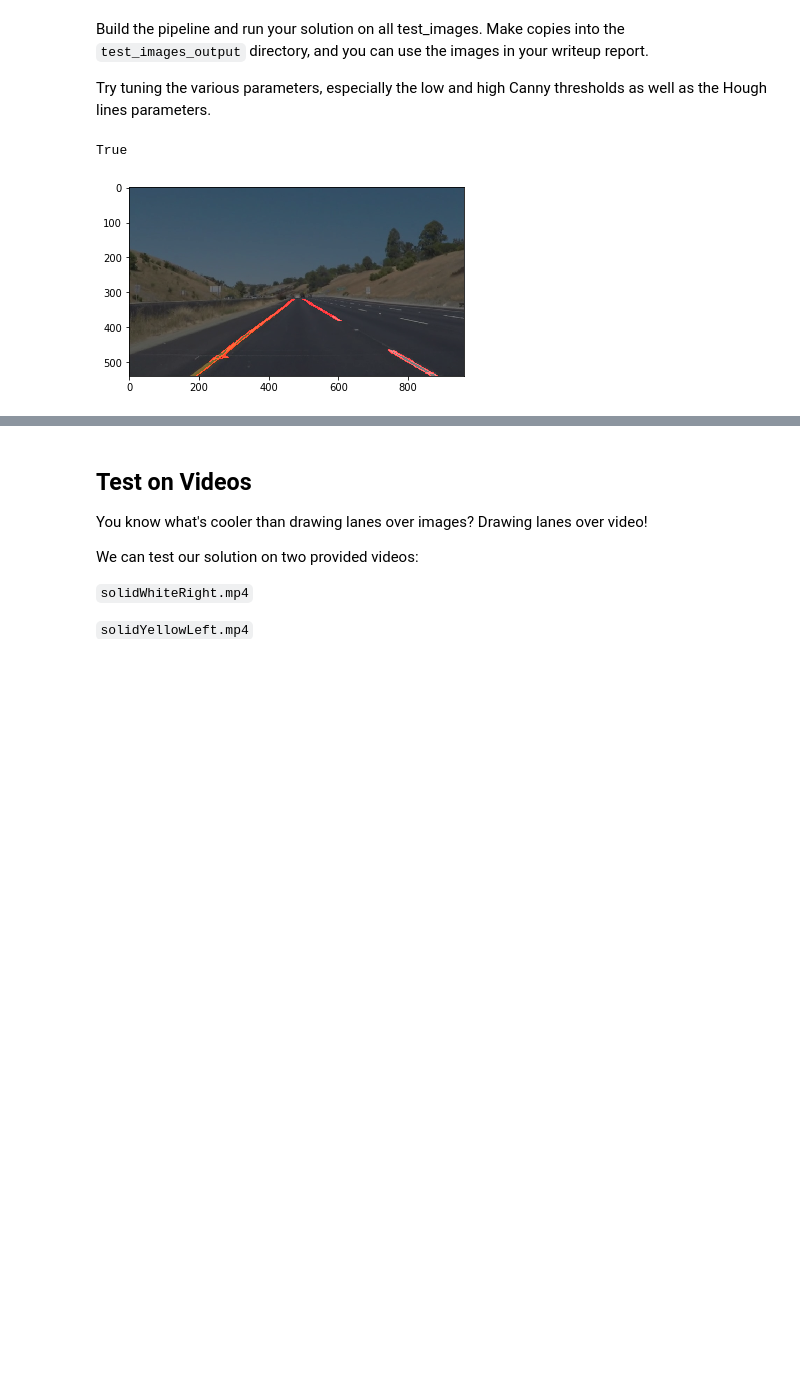
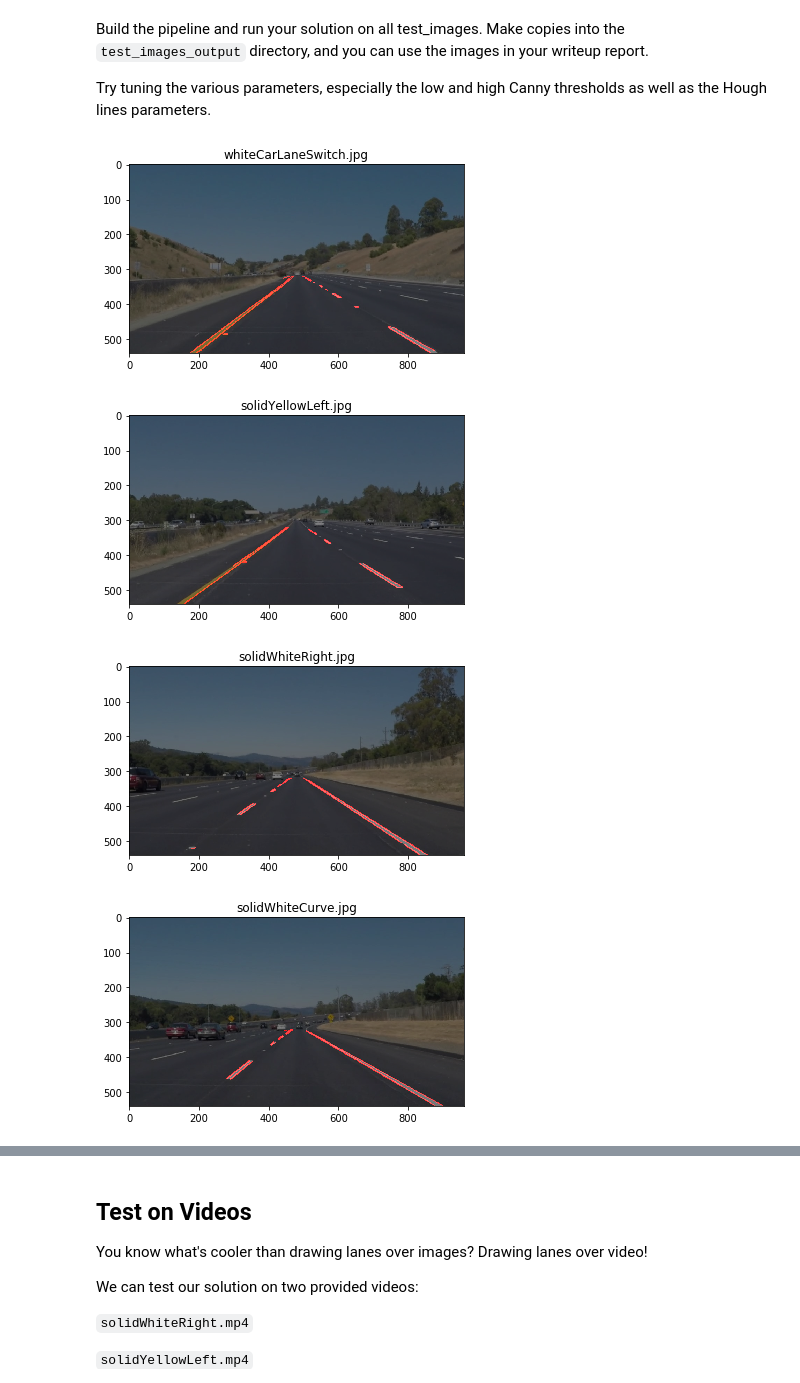
Before and after one commit to imayank/Finding-Lane-Lines-on-the-Road, a Jupyter notebook: P1.ipynb, the cells around one changed output, grey strips where cells are left out. Cells and saved outputs as stored; diff of their text form; code cells hidden in the pictures; blank space fills up the shorter version.

Commit message:
Done with lane finding in the test images

```diff
--- a/P1.ipynb
+++ b/P1.ipynb
@@ -196,30 +196,27 @@ Try tuning the various parameters, especially the low and high Canny thresholds
 # %%
 # TODO: Build your pipeline that will draw lane lines on the test_images
 # then save them to the test_images_output directory.
-test_img = mpimg.imread("test_images/whiteCarLaneSwitch.jpg")
+def detect_lanes(test_img,vertices,rho,theta,threshold,min_line_len,max_line_gap):
+    gray = grayscale(test_img)
+    blur_gray = gaussian_blur(gray,3)
+    edges = canny(blur_gray,50,150)
+    masked_edges = region_of_interest(edges, vertices)
+    line_image = hough_lines(masked_edges, rho=rho, theta=theta, threshold=threshold, min_line_len=min_line_len, max_line_gap=min_line_len)
+    lines_edges= weighted_img(line_image, test_img, α=0.5, β=1., γ=0)
+    plt.imshow(lines_edges)
+    return lines_edges
 
-gray = grayscale(test_img)
 
-blur_gray = gaussian_blur(gray,3)
-
-edges = canny(blur_gray,50,150)
-
-mask = np.zeros_like(edges)
-ignore_mask_color = 255
-
-imshape = test_img.shape
-vertices = np.array([[(180,imshape[0]),(450, 320), (500, 320), (imshape[1],imshape[0])]], dtype=np.int32)
-#vertices = np.array([[(0,imshape[0]),(0, 0), (imshape[1], 0), (imshape[1],imshape[0])]], dtype=np.int32)
-masked_edges = region_of_interest(edges, vertices)
-
-line_image = hough_lines(masked_edges, rho=2, theta=(np.pi)*5/180, threshold=15, min_line_len=20, max_line_gap=40)
-
-color_edges = np.dstack((edges, edges, edges))
-
-lines_edges= weighted_img(line_image, test_img, α=0.5, β=1., γ=0)
-
-plt.imshow(lines_edges)
-cv2.imwrite("test_images_output/whiteCarLaneSwitch.jpg",lines_edges)
+for image in os.listdir("test_images/"):
+    plt.figure()
+    plt.title(image)
+    test_img = mpimg.imread("test_images/"+image)
+    imshape = test_img.shape
+    vertices = np.array([[(150,imshape[0]),(450, 320), (500, 320), (imshape[1],imshape[0])]], dtype=np.int32)
+    line_edges = detect_lanes(test_img,vertices,rho=2, theta=(np.pi)*1/180, threshold=15, min_line_len=5, max_line_gap=1)
+    cv2.imwrite("test_images_output/"+image,line_edges)
 # %% [output]
-True
-[figure, old version]
+[figure, new version]
+[figure, added]
+[figure, added]
+[figure, added]
```
Also changed, not shown: parts of 1 cell of this notebook, 6 other files.
